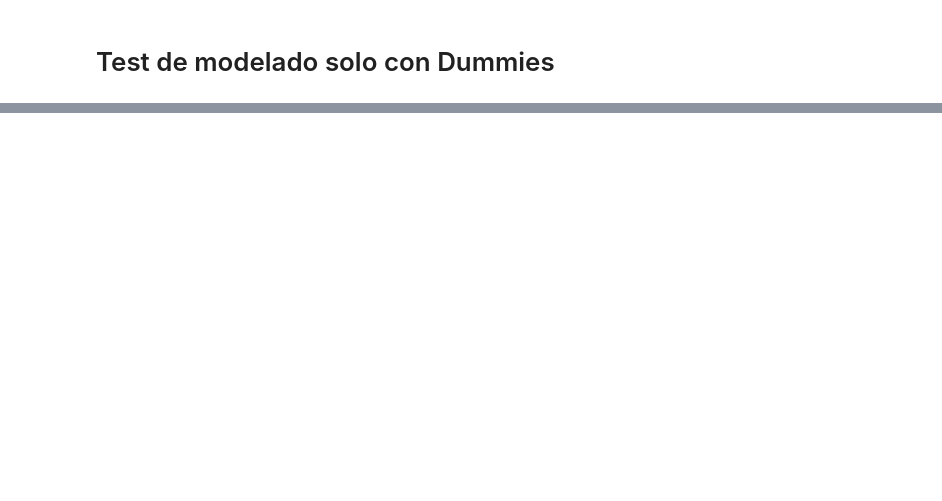
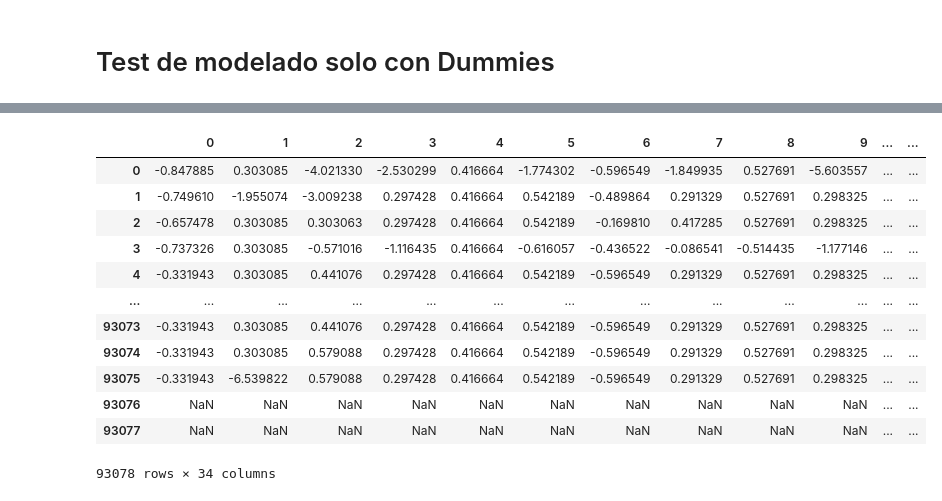
Before and after one commit to matiasngf/keras-airbnb-prediction, a Jupyter notebook: notebooks/preprocess_dataframe.ipynb, the cells around one changed output, grey strips where cells are left out. Saved outputs shown, nothing was run; the diff lists cells and outputs as text; code cells hidden in the pictures; blank space fills up the shorter version.

Commit message:
pipelines

```diff
--- a/notebooks/preprocess_dataframe.ipynb
+++ b/notebooks/preprocess_dataframe.ipynb
@@ -138,0 +385,16 @@ model.evaluate(val_data, val_targets, verbose=0)
+# %%
+from sklearn.base import BaseEstimator, TransformerMixin
+
+#Esta clase simplemente filtra las columnas que se le indica en el constructor
+class FeatureSelector( BaseEstimator, TransformerMixin ):
+    #Class Constructor
+    def __init__( self, feature_names ):
+        self._feature_names = feature_names
+
+    #Return self nothing else to do here
+    def fit( self, X, y = None ):
+        return self
+
+    #Method that describes what we need this transformer to do
+    def transform( self, X, y = None ):
+        return X[ self._feature_names ]
@@ -138,0 +470,22 @@ model.evaluate(val_data, val_targets, verbose=0)
+# %%
+from sklearn.pipeline import FeatureUnion, Pipeline
+from sklearn.preprocessing import OneHotEncoder, StandardScaler
+
+#Definimos los pasos para el pipeline de Dummies
+#categorical_pipeline = Pipeline( steps = [ ( 'cat_selector', FeatureSelector(categorical_features) ),
+#                                  ( 'cat_transformer', CategoricalTransformer() ),
+#                                  ( 'one_hot_encoder', OneHotEncoder( sparse = False ) ) ] )
+
+#Definimos los pasos para el pipeline Numerico
+numerical_pipeline = Pipeline( steps = [ ( 'num_selector', FeatureSelector(continuos_cols) ),
+                                  ( 'num_imputer', NumericalImputer(default_strategy = 'median') ),
+                                  ( 'num_transformer', NumericalTransformer() ),
+                                  ( 'std_scaler', StandardScaler() )
+                                       ] )
+
+#Combinamos los diferentes pipelines en uno gran pipeline horizontal usando FeatureUnion
+full_pipeline = FeatureUnion( transformer_list = [
+#                                                  ( 'categorical_pipeline', categorical_pipeline ),
+                                                  ( 'numerical_pipeline', numerical_pipeline ) ] )
+# %%
+full_pipeline.fit(dataFrame);
@@ -138,0 +510,2 @@ model.evaluate(val_data, val_targets, verbose=0)
+# %%
+result=pd.DataFrame( full_pipeline.transform(dataFrame))
@@ -138,0 +530,16 @@ model.evaluate(val_data, val_targets, verbose=0)
+# %%
+result
+# %% [output]
+|  | 0 | 1 | 2 | 3 | 4 | 5 | 6 | 7 | 8 | 9 | ... | ... |
+| 0 | -0.847885 | 0.303085 | -4.021330 | -2.530299 | 0.416664 | -1.774302 | -0.596549 | -1.849935 | 0.527691 | -5.603557 | ... | ... |
+| 1 | -0.749610 | -1.955074 | -3.009238 | 0.297428 | 0.416664 | 0.542189 | -0.489864 | 0.291329 | 0.527691 | 0.298325 | ... | ... |
+| 2 | -0.657478 | 0.303085 | 0.303063 | 0.297428 | 0.416664 | 0.542189 | -0.169810 | 0.417285 | 0.527691 | 0.298325 | ... | ... |
+| 3 | -0.737326 | 0.303085 | -0.571016 | -1.116435 | 0.416664 | -0.616057 | -0.436522 | -0.086541 | -0.514435 | -1.177146 | ... | ... |
+| 4 | -0.331943 | 0.303085 | 0.441076 | 0.297428 | 0.416664 | 0.542189 | -0.596549 | 0.291329 | 0.527691 | 0.298325 | ... | ... |
+| ... | ... | ... | ... | ... | ... | ... | ... | ... | ... | ... | ... | ... |
+| 93073 | -0.331943 | 0.303085 | 0.441076 | 0.297428 | 0.416664 | 0.542189 | -0.596549 | 0.291329 | 0.527691 | 0.298325 | ... | ... |
+| 93074 | -0.331943 | 0.303085 | 0.579088 | 0.297428 | 0.416664 | 0.542189 | -0.596549 | 0.291329 | 0.527691 | 0.298325 | ... | ... |
+| 93075 | -0.331943 | -6.539822 | 0.579088 | 0.297428 | 0.416664 | 0.542189 | -0.596549 | 0.291329 | 0.527691 | 0.298325 | ... | ... |
+| 93076 | NaN | NaN | NaN | NaN | NaN | NaN | NaN | NaN | NaN | NaN | ... | ... |
+| 93077 | NaN | NaN | NaN | NaN | NaN | NaN | NaN | NaN | NaN | NaN | ... | ... |
+93078 rows × 34 columns
```
Also changed, not shown: parts of 32 cells of this notebook.
